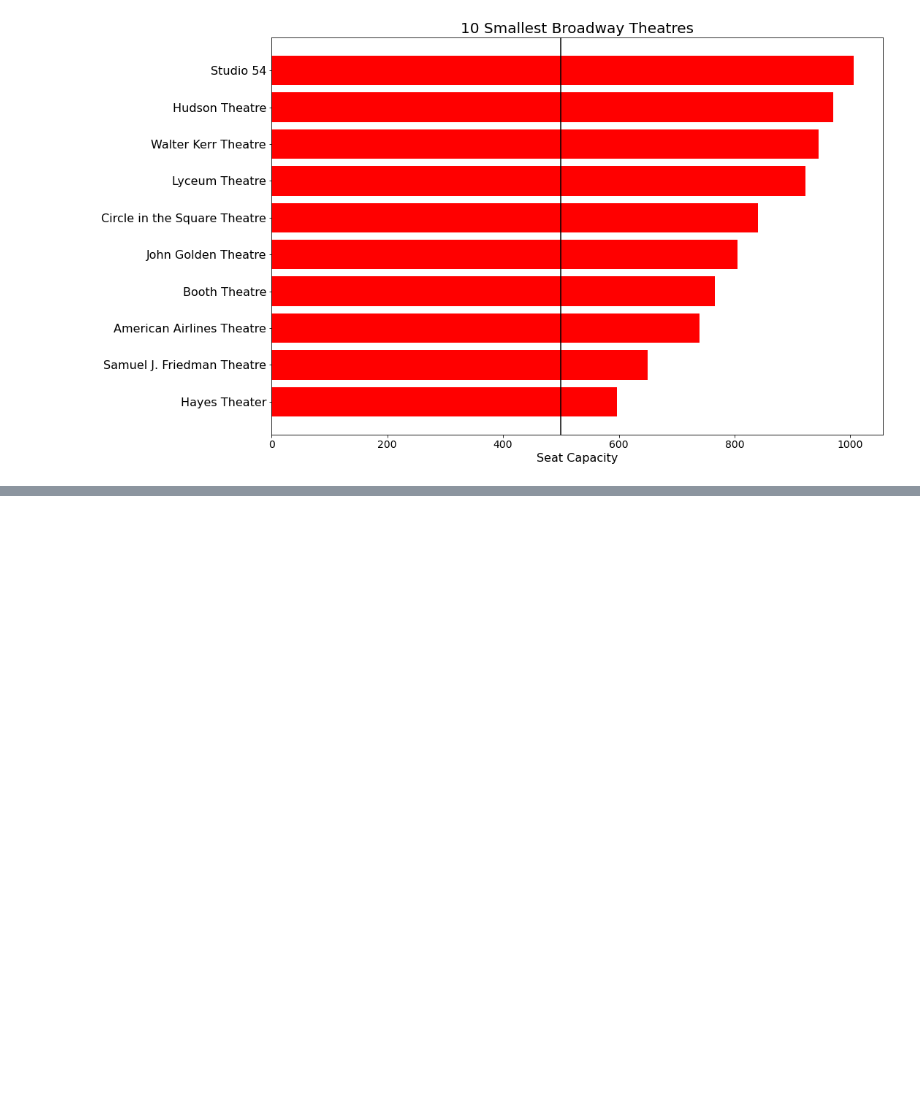
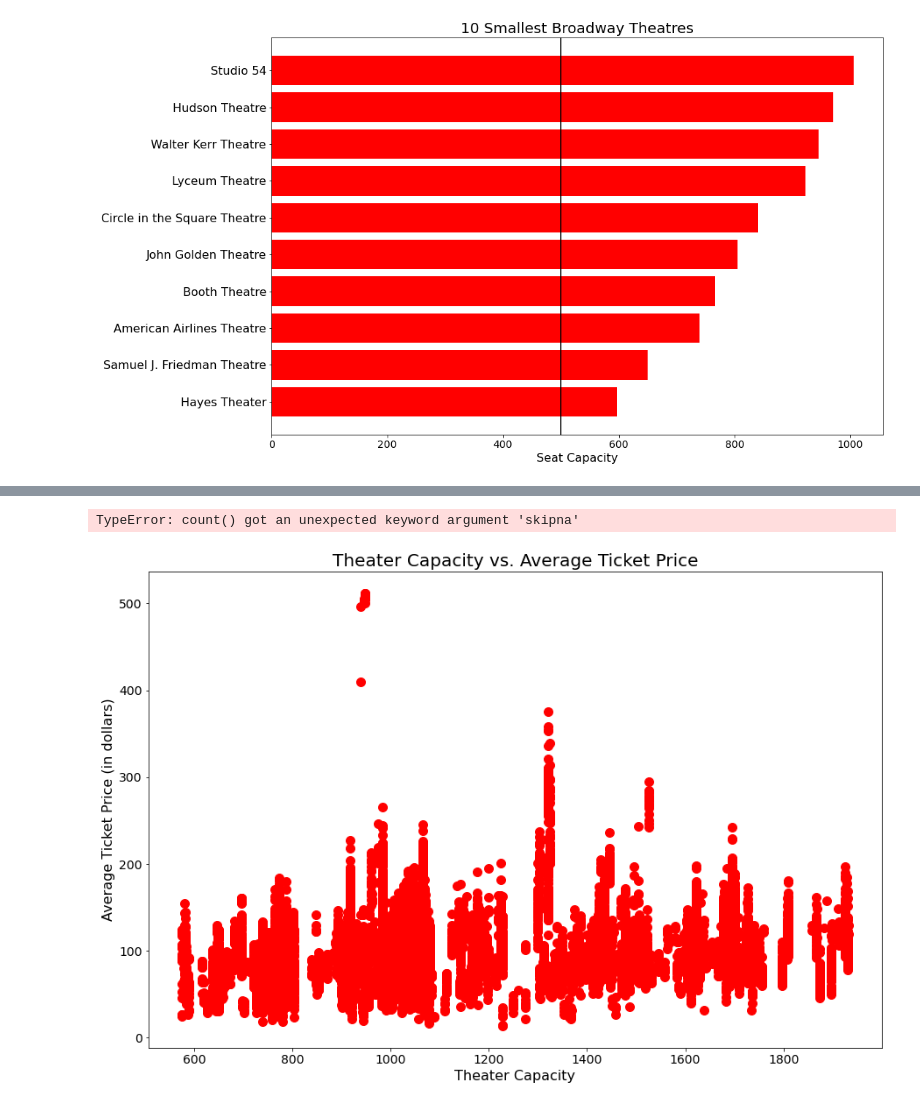
Before and after one commit to abihelvey/Broadway-Success, a Jupyter notebook: notebooks/overview_visualizations.ipynb, the cells around one changed output, grey strips where cells are left out. Drawn from its saved outputs; the diff is of its cells as text; code cells hidden in the pictures; blank space fills up the shorter version.

```diff
--- a/notebooks/overview_visualizations.ipynb
+++ b/notebooks/overview_visualizations.ipynb
@@ -220,0 +244,16 @@ plt.show()
+# %%
+gross['Theater Show Count'] = gross.groupby('Theater')['Title'].count()
+gross.head()
+# %% [output]
+TypeError: count() got an unexpected keyword argument 'skipna'
+# %%
+plt.figure(figsize=(15, 10))
+plt.scatter(gross['Theater Capacity'], gross['Average Ticket Price'], color='r', s=100)
+plt.title('Theater Capacity vs. Average Ticket Price', fontsize=20)
+plt.ylabel('Average Ticket Price (in dollars)', fontsize=16)
+plt.xlabel('Theater Capacity', fontsize=16)
+plt.yticks(fontsize=14)
+plt.xticks(fontsize=14)
+plt.show()
+# %% [output]
+[figure, added]
```
Also changed, not shown: parts of 3 cells of this notebook.
